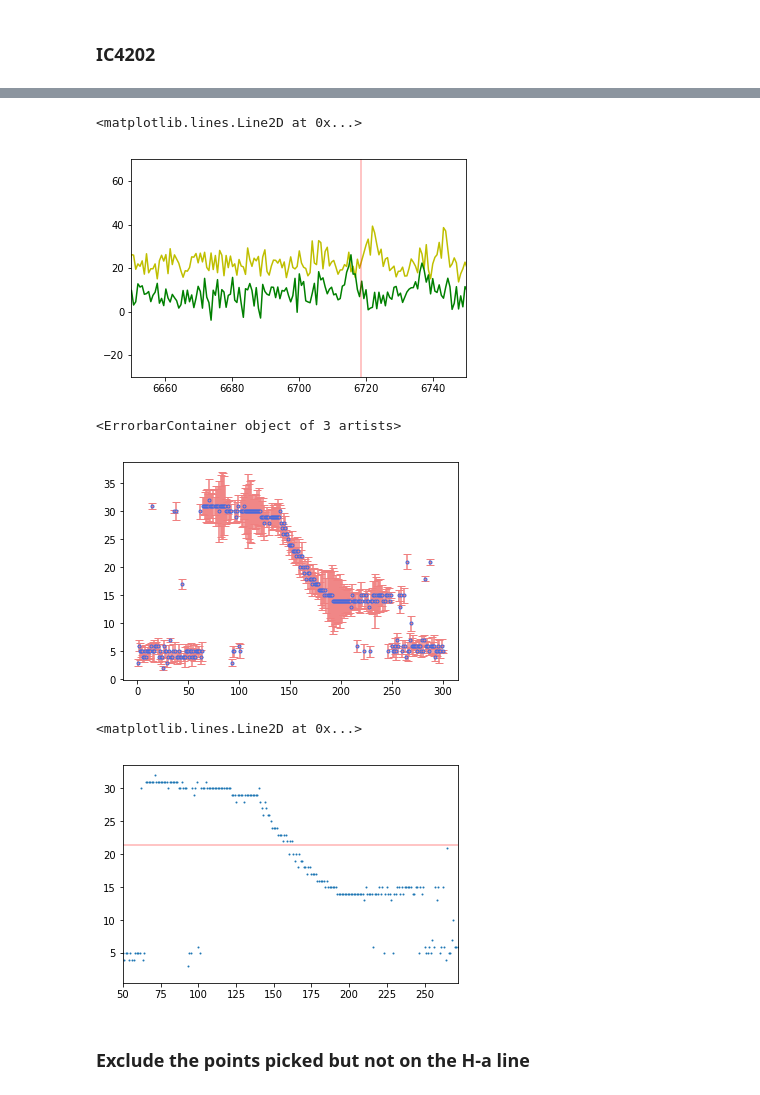
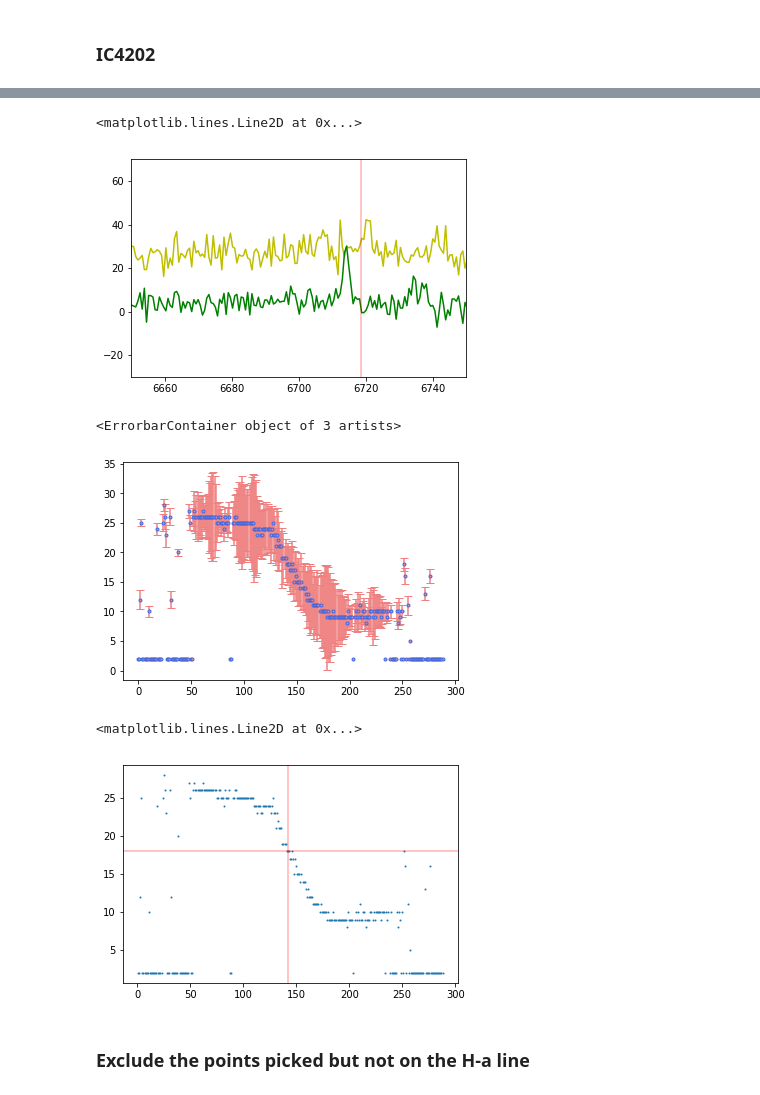
Before and after one commit to PengpeiZhu/ASTR136, a Jupyter notebook: dark_matter_data_handle.ipynb, the cells around one changed output, grey strips where cells are left out. Cells and saved outputs as stored; diff of their text form; code cells hidden in the pictures.

```diff
--- a/dark_matter_data_handle.ipynb
+++ b/dark_matter_data_handle.ipynb
@@ -78,7 +78,7 @@ for i in range(len(arc_list)):
     #define names for the files
     uni_ID = 'arc'+'_'+str(obs_num)
     #chop the images
-    hdu_arcdata = hdu_arcdata[80:2650,100:400]
+    hdu_arcdata = hdu_arcdata[80:2650,112:400]
     #do the data reducation
     m_arc[:,:,i] = (hdu_arcdata - m_bias)
     arc = np.divide(m_arc[:,:,i], m_flat, out=np.zeros_like(m_arc[:,:,i]), where=m_flat!=0)
@@ -172,7 +172,7 @@ for i in range(len(UGC_list)):
     #define names for the files
     uni_ID = 'UGC'+'_'+str(obs_num)
     #chop the images
-    hdu_UGCdata = hdu_UGCdata[80:2650,100:400]
+    hdu_UGCdata = hdu_UGCdata[80:2650,112:400]
     #do the data reducation
     cali_UGC[:,:,i] = (hdu_UGCdata - m_bias)
     UGC = np.divide(cali_UGC[:,:,i], m_flat, out=np.zeros_like(cali_UGC[:,:,i]), where=m_flat!=0)
@@ -305,7 +305,7 @@ for i in range(len(IC_list)):
     #define names for the files
     uni_ID = 'IC'+'_'+str(obs_num)
     #chop the images
-    hdu_ICdata = hdu_ICdata[80:2650,100:400]
+    hdu_ICdata = hdu_ICdata[80:2650,112:400]
     #do the data reducation
     cali_IC[:,:,i] = (hdu_ICdata - m_bias)
     IC = np.divide(cali_IC[:,:,i], m_flat, out=np.zeros_like(cali_IC[:,:,i]), where=m_flat!=0)
@@ -345,8 +356,8 @@ IC_a = stacked_IC[130]
 IC_b = stacked_IC[170]
 
 #define x-axis and set cali for pix2wavelength
-pixel = np.linspace(1,len(IC1D),len(IC1D))
-cali = a_fit*pixel+b_fit
+pix = np.linspace(1,len(IC1D),len(IC1D))
+cali = a_fit*pix+b_fit
 
 #plot and compare
 plt.plot(cali,IC_a,c='y')
@@ -360,7 +371,7 @@ z_x = 6563*(z+1)
 plt.axvline(z_x,c='r',alpha=0.3)
 # %% [output]
 <matplotlib.lines.Line2D at 0x...>
-[figure, old version]
+[figure, new version]
 # %%
 #chop the frame and pick the max value by comparing the mean of a group of five pixels
 
@@ -373,11 +384,11 @@ for i in range(len(stacked_IC)):
     spec_1D = stacked_IC[i]
 
     # Smoothening 1D
-    gauss_kernel = Gaussian1DKernel(1)
+    gauss_kernel = Gaussian1DKernel(2)
     spec_1D_sm = convolve(spec_1D, gauss_kernel)
 
-    # Truncation 1D to 1405~1450
-    spec_1D_trunc = spec_1D_sm[1405:1450]
+    # Truncation 1D to 1410~1450
+    spec_1D_trunc = spec_1D_sm[1410:1440]
 
     # Build new list to include the "mean of each 5 element(in every row)" as gaussian sum
     mean_spec_1D = []
@@ -389,15 +400,15 @@ for i in range(len(stacked_IC)):
 
     #Write the max means of every row into a new list, also caculate the std of 7 elements near the picked mean
     xp_i = list(mean_spec_1D).index(h_alpha)
-    trail_std = np.std(spec_1D_trunc[xp_i-2:xp_i+2])
+    trail_std = np.std(spec_1D_trunc[xp_i-7:xp_i+7])
 
     trail_wave_list.append(xp_i)
     trail_std_list.append(trail_std)
 # %%
-plt.errorbar(np.linspace(1,300,300),trail_wave_list,yerr=trail_std_list,fmt= '.' ,c="lightcoral",mec='royalblue',capsize=4,label="data points")
+plt.errorbar(np.linspace(0,288,288),trail_wave_list,yerr=trail_std_list,fmt= '.' ,c="lightcoral",mec='royalblue',capsize=4,label="data points")
 # %% [output]
 <ErrorbarContainer object of 3 artists>
-[figure, old version]
+[figure, new version]
 # %%
 # inverse/reverse axis, combines radius
 
@@ -433,14 +443,15 @@ ICWL_std[::2] = ICWL_std_1
 ICWL_std[1::2] = ICWL_std_2
 # %%
 #the plotted line indicates the center of galaxy
-pixel = np.linspace(1,300,300)
+pixel = np.linspace(1,288,288)
 plt.scatter(pixel,trail_wave_list,s=1)
-plt.xlim(50,272)
+#plt.xlim(50,272)
 #plt.ylim(10,35)
-plt.axhline(21.470,c='r',alpha=0.3)
+plt.axhline(18,c='r',alpha=0.3)
+plt.axvline(142,c='r',alpha=0.3)
 # %% [output]
 <matplotlib.lines.Line2D at 0x...>
-[figure, old version]
+[figure, new version]
 # %% [markdown]
 ### Exclude the points picked but not on the H-a line
 # %%
```
Also changed, not shown: parts of 15 cells of this notebook.
